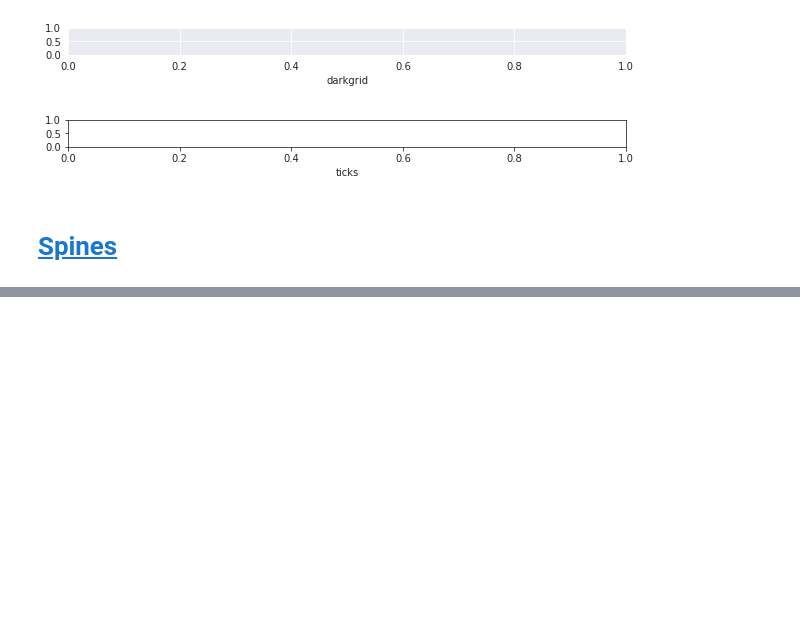
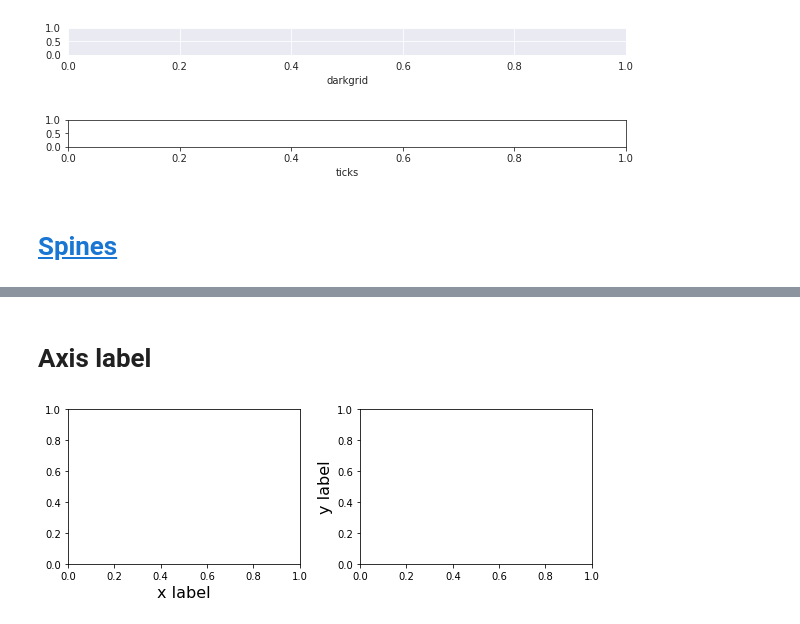
Before and after one commit to Jianhua-Wang/sci_viz_py, a Jupyter notebook: Introduction.ipynb, the cells around one changed output, grey strips where cells are left out. Cells and saved outputs as stored; diff of their text form; code cells hidden in the pictures; blank space fills up the shorter version.

Commit message:
axis label

```diff
--- a/Introduction.ipynb
+++ b/Introduction.ipynb
@@ -80,0 +69,9 @@ ax.spines['left'].set_linewidth(4) # Set the patch linewidth in points.
+# %% [markdown]
+# Axis label
+# %%
+f, ax = plt.subplots(1,2, figsize=(8,3))
+ax[0].set_xlabel('x label',fontsize=16)
+ax[1].set_ylabel('y label',fontsize=16)
+f.tight_layout()
+# %% [output]
+[figure, added]
```
Also changed, not shown: parts of 6 cells of this notebook.
